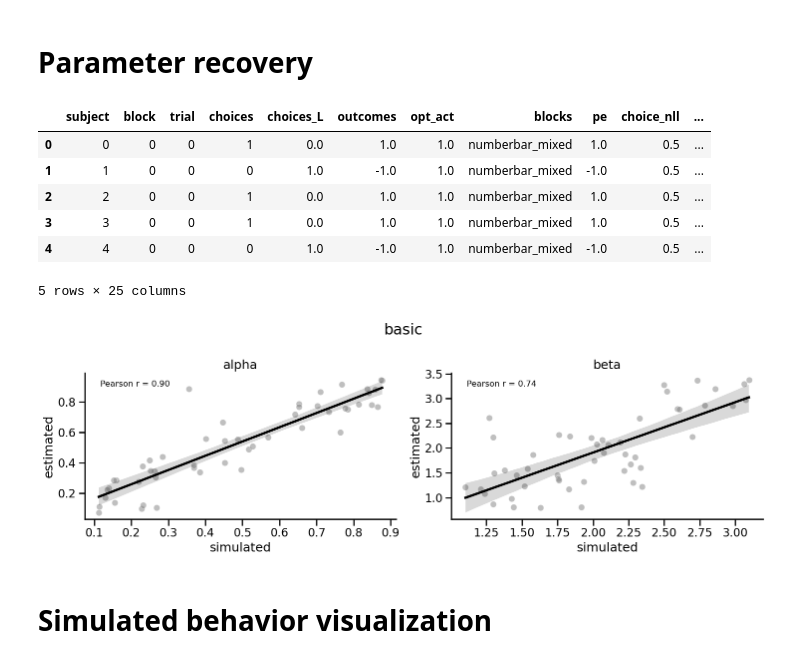
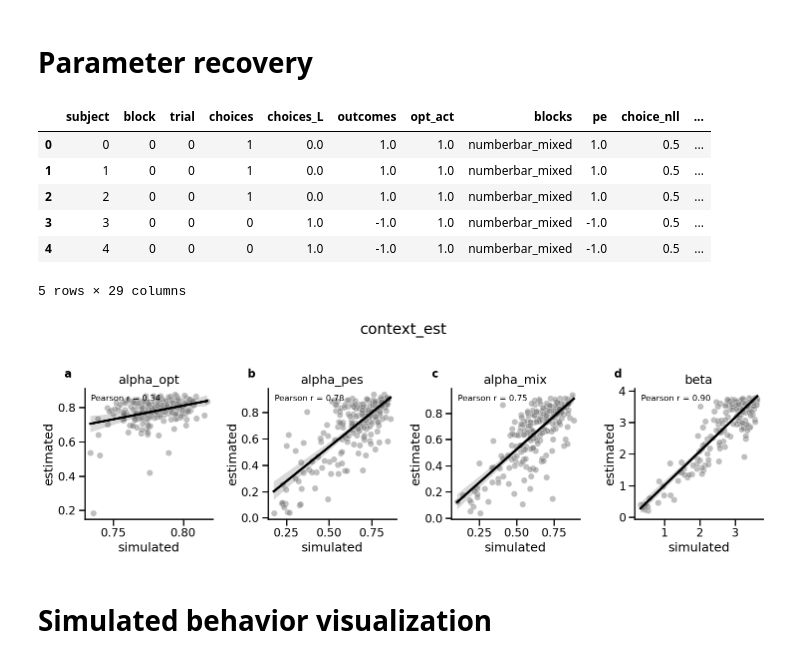
Before and after one commit to fuqixiu/pyEM, a Jupyter notebook: examples/RW_simulation.ipynb, the cells around one changed output. Cells and saved outputs as stored; diff of their text form; code cells hidden in the pictures.

Commit message:
add context model estimated parameter for recovery

```diff
--- a/examples/RW_simulation.ipynb
+++ b/examples/RW_simulation.ipynb
@@ -27,6 +24,8 @@ sim_basic = pd.read_csv('../data/simulated_basic.csv')
 sim_context = pd.read_csv('../data/simulated_context.csv')
 sim_outcome = pd.read_csv('../data/simulated_outcome.csv')
 sim_valence = pd.read_csv('../data/simulated_valence.csv')
+
+est_sim_context = pd.read_csv('../data/estimated_recovery_context.csv')
 # %%
 # make a function to map blocks to block_type and sort as categorical
 def block_type(df):
@@ -41,5 +40,6 @@ sim_basic = block_type(sim_basic)
 sim_context = block_type(sim_context)
 sim_outcome = block_type(sim_outcome)
 sim_valence = block_type(sim_valence)
+est_sim_context = block_type(est_sim_context)
 # %% [markdown]
 # Parameter recovery
@@ -46,24 +82,29 @@ sim_valence = block_type(sim_valence)
 # %%
 # make above plotting as function taking param_names and dataframe as inpute
-def plot_param_recovery(param_names, df):
+def plot_param_recovery(param_names, df, mod):
     sns.set_context('talk')
-    fig, ax = plt.subplots(1, len(param_names), figsize=(15, 5))
+    fig, ax = plt.subplots(1, 4, figsize=(15, 5))
+    # Panel labels (a, b, c, d)
+    panel_labels = ['a', 'b', 'c', 'd']
     for idx, param in enumerate(param_names):
         sns.scatterplot(data=df, x=f'{param}_sim', y=param, ax=ax[idx], color='grey', alpha=0.5)
-        sns.regplot(data=df, x=f'{param}_sim', y=param, ax=ax[idx], color='black', scatter=False)
+        sns.regplot(data=df, x=f'{param}_sim', y=param, ax=ax[idx], color='black', scatter=False, ci=95)
         r, _ = pearsonr(df[param], df[f'{param}_sim'])
         ax[idx].text(0.05, 0.95, f'Pearson r = {r:.2f}', transform=ax[idx].transAxes, fontsize=12, verticalalignment='top')
         ax[idx].set_xlabel('simulated')
         ax[idx].set_ylabel('estimated')
         ax[idx].set_title(param)
 
+        # Add panel label (e.g., a, b, c, d)
+        ax[idx].text(-0.1, 1.15, panel_labels[idx], transform=ax[idx].transAxes, fontsize=16, fontweight='bold', va='top', ha='right')
+
     # add model name as title
     fig.suptitle(mod)
     sns.despine()
     plt.tight_layout()
     plt.show()
 # %%
-mod = 'basic'
+mod = 'context_est'
 
 if mod == 'basic':
     param_names = ['alpha', 'beta'] # basic
@@ -77,6 +118,9 @@ elif mod == 'outcome':
 elif mod == 'context':
     param_names = ['alpha_opt', 'alpha_pes', 'alpha_mix', 'beta'] # context
     recov_df    = sim_context
+elif mod == 'context_est':
+    param_names = ['alpha_opt', 'alpha_pes', 'alpha_mix', 'beta']
+    recov_df    = est_sim_context
 # %%
 # take the first row per subject
 recov_df = recov_df.groupby('subject').first().reset_index()
@@ -84,15 +128,15 @@ recov_df.head()
 # %% [output]
 |  | subject | block | trial | choices | choices_L | outcomes | opt_act | blocks | pe | choice_nll | ... |
 | 0 | 0 | 0 | 0 | 1 | 0.0 | 1.0 | 1.0 | numberbar_mixed | 1.0 | 0.5 | ... |
-| 1 | 1 | 0 | 0 | 0 | 1.0 | -1.0 | 1.0 | numberbar_mixed | -1.0 | 0.5 | ... |
+| 1 | 1 | 0 | 0 | 1 | 0.0 | 1.0 | 1.0 | numberbar_mixed | 1.0 | 0.5 | ... |
 | 2 | 2 | 0 | 0 | 1 | 0.0 | 1.0 | 1.0 | numberbar_mixed | 1.0 | 0.5 | ... |
-| 3 | 3 | 0 | 0 | 1 | 0.0 | 1.0 | 1.0 | numberbar_mixed | 1.0 | 0.5 | ... |
+| 3 | 3 | 0 | 0 | 0 | 1.0 | -1.0 | 1.0 | numberbar_mixed | -1.0 | 0.5 | ... |
 | 4 | 4 | 0 | 0 | 0 | 1.0 | -1.0 | 1.0 | numberbar_mixed | -1.0 | 0.5 | ... |
-5 rows × 25 columns
+5 rows × 29 columns
 # %%
-plot_param_recovery(param_names, recov_df)
+plot_param_recovery(param_names, recov_df, mod)
 # %% [output]
-[figure, old version]
+[figure, new version]
 # %% [markdown]
 # Simulated behavior visualization
 # %%
```
Also changed, not shown: parts of 2 cells of this notebook, 2 other files.
